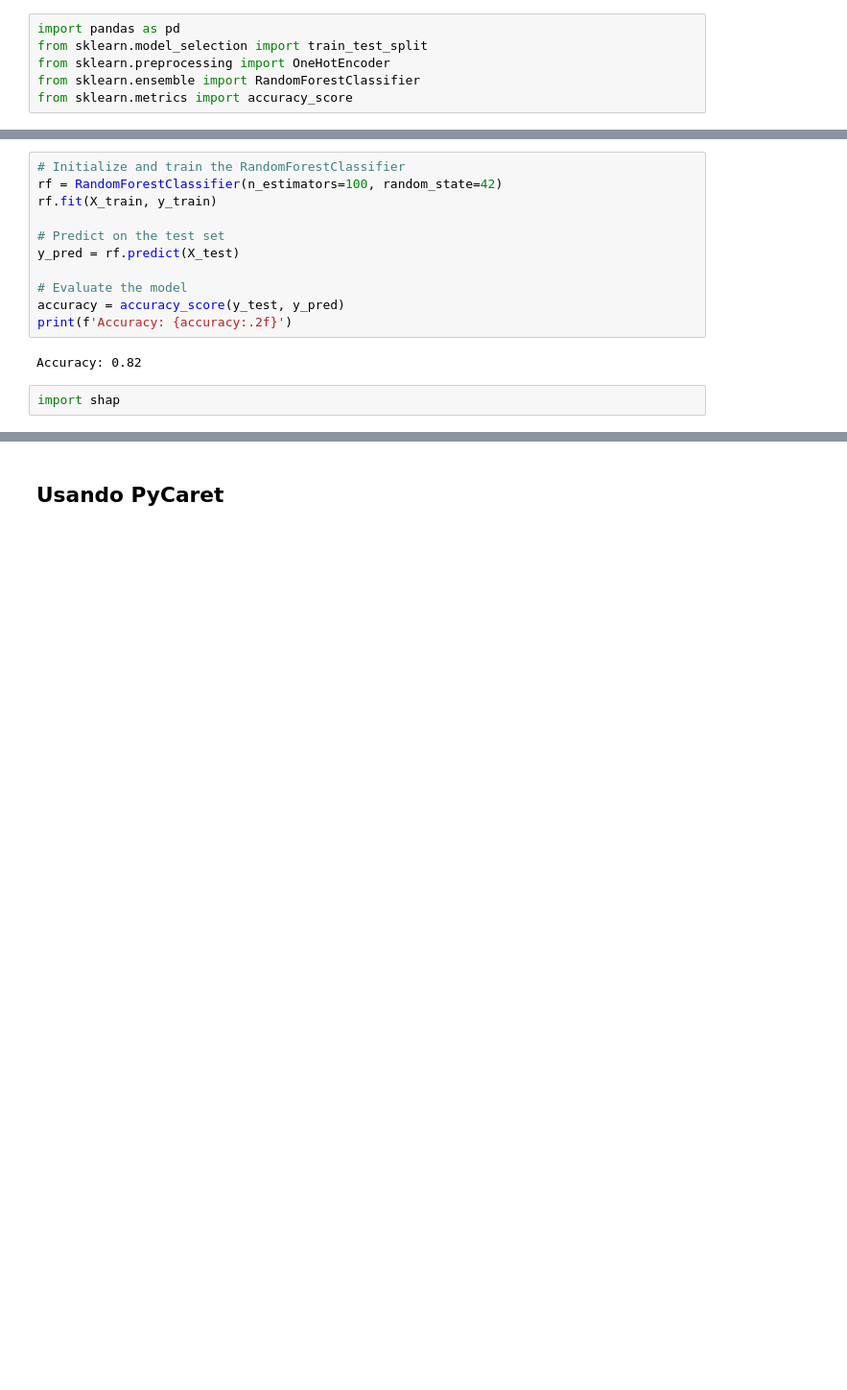
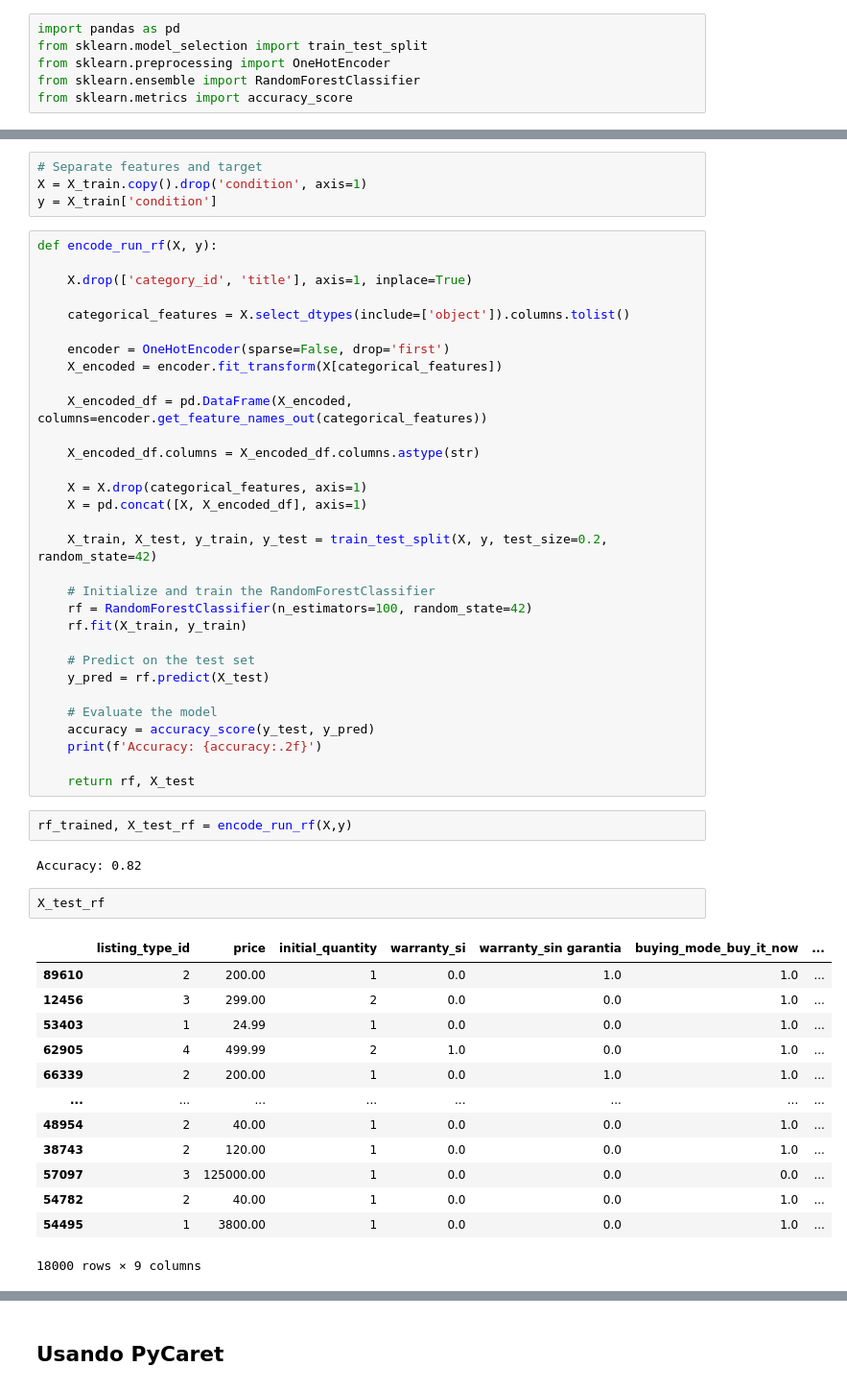
Before and after one commit to polybius12/fundamentos_ml, a Jupyter notebook: auto_ml.ipynb, the cells around one changed output, grey strips where cells are left out. Shown at 96% size. Drawn from its saved outputs; the diff is of its cells as text; blank space fills up the shorter version.

Commit message:
updated con featurewiz

```diff
--- a/auto_ml.ipynb
+++ b/auto_ml.ipynb
@@ -269,15 +251,55 @@ X_train, X_test, y_train, y_test = train_test_split(X, y, test_size=0.2, random_
-# %%
-# Initialize and train the RandomForestClassifier
-rf = RandomForestClassifier(n_estimators=100, random_state=42)
-rf.fit(X_train, y_train)
-
-# Predict on the test set
-y_pred = rf.predict(X_test)
-
-# Evaluate the model
-accuracy = accuracy_score(y_test, y_pred)
-print(f'Accuracy: {accuracy:.2f}')
-# %% [output]
-Accuracy: 0.82
-# %%
-import shap
+# %%
+# Separate features and target
+X = X_train.copy().drop('condition', axis=1)
+y = X_train['condition']
+# %%
+def encode_run_rf(X, y):
+
+    X.drop(['category_id', 'title'], axis=1, inplace=True)
+
+    categorical_features = X.select_dtypes(include=['object']).columns.tolist()
+
+    encoder = OneHotEncoder(sparse=False, drop='first')
+    X_encoded = encoder.fit_transform(X[categorical_features])
+
+    X_encoded_df = pd.DataFrame(X_encoded, columns=encoder.get_feature_names_out(categorical_features))
+
+    X_encoded_df.columns = X_encoded_df.columns.astype(str)
+
+    X = X.drop(categorical_features, axis=1)
+    X = pd.concat([X, X_encoded_df], axis=1)
+
+    X_train, X_test, y_train, y_test = train_test_split(X, y, test_size=0.2, random_state=42)
+
+    # Initialize and train the RandomForestClassifier
+    rf = RandomForestClassifier(n_estimators=100, random_state=42)
+    rf.fit(X_train, y_train)
+
+    # Predict on the test set
+    y_pred = rf.predict(X_test)
+
+    # Evaluate the model
+    accuracy = accuracy_score(y_test, y_pred)
+    print(f'Accuracy: {accuracy:.2f}')
+
+    return rf, X_test
+# %%
+rf_trained, X_test_rf = encode_run_rf(X,y)
+# %% [output]
+Accuracy: 0.82
+# %%
+X_test_rf
+# %% [output]
+|  | listing_type_id | price | initial_quantity | warranty_si | warranty_sin garantia | buying_mode_buy_it_now | ... |
+| 89610 | 2 | 200.00 | 1 | 0.0 | 1.0 | 1.0 | ... |
+| 12456 | 3 | 299.00 | 2 | 0.0 | 0.0 | 1.0 | ... |
+| 53403 | 1 | 24.99 | 1 | 0.0 | 0.0 | 1.0 | ... |
+| 62905 | 4 | 499.99 | 2 | 1.0 | 0.0 | 1.0 | ... |
+| 66339 | 2 | 200.00 | 1 | 0.0 | 1.0 | 1.0 | ... |
+| ... | ... | ... | ... | ... | ... | ... | ... |
+| 48954 | 2 | 40.00 | 1 | 0.0 | 0.0 | 1.0 | ... |
+| 38743 | 2 | 120.00 | 1 | 0.0 | 0.0 | 1.0 | ... |
+| 57097 | 3 | 125000.00 | 1 | 0.0 | 0.0 | 0.0 | ... |
+| 54782 | 2 | 40.00 | 1 | 0.0 | 0.0 | 1.0 | ... |
+| 54495 | 1 | 3800.00 | 1 | 0.0 | 0.0 | 1.0 | ... |
+18000 rows × 9 columns
```
Also changed, not shown: parts of 23 cells of this notebook.
